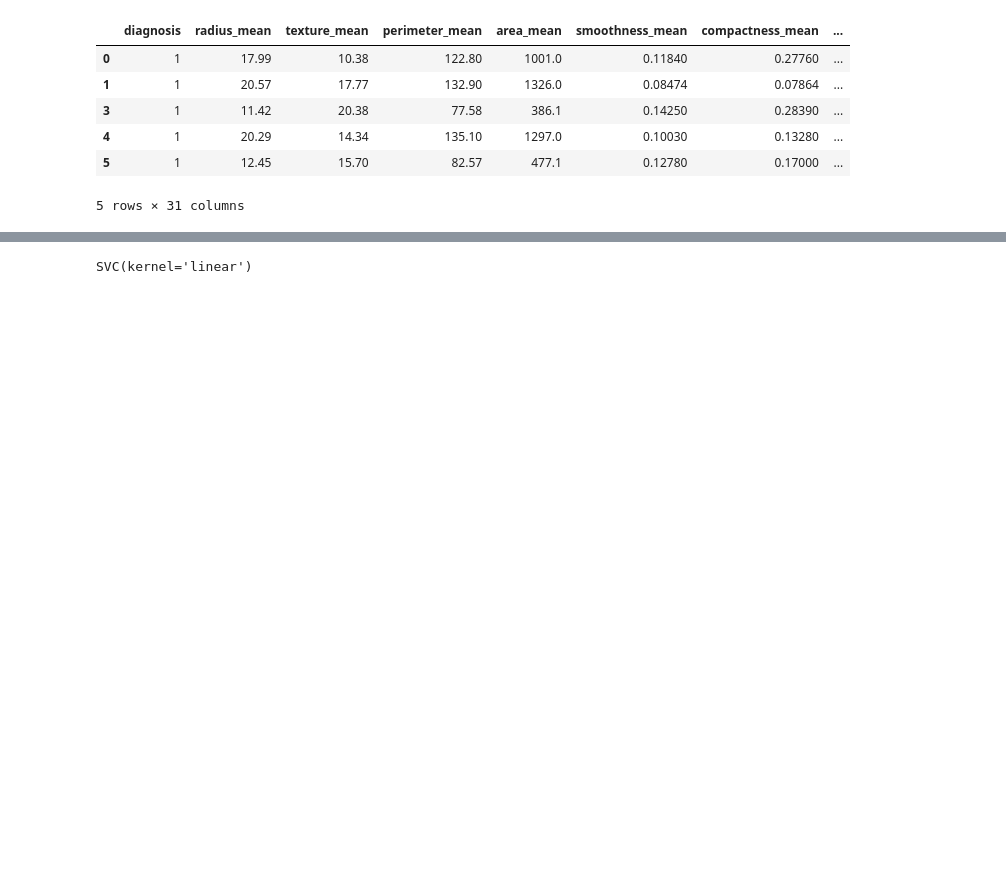
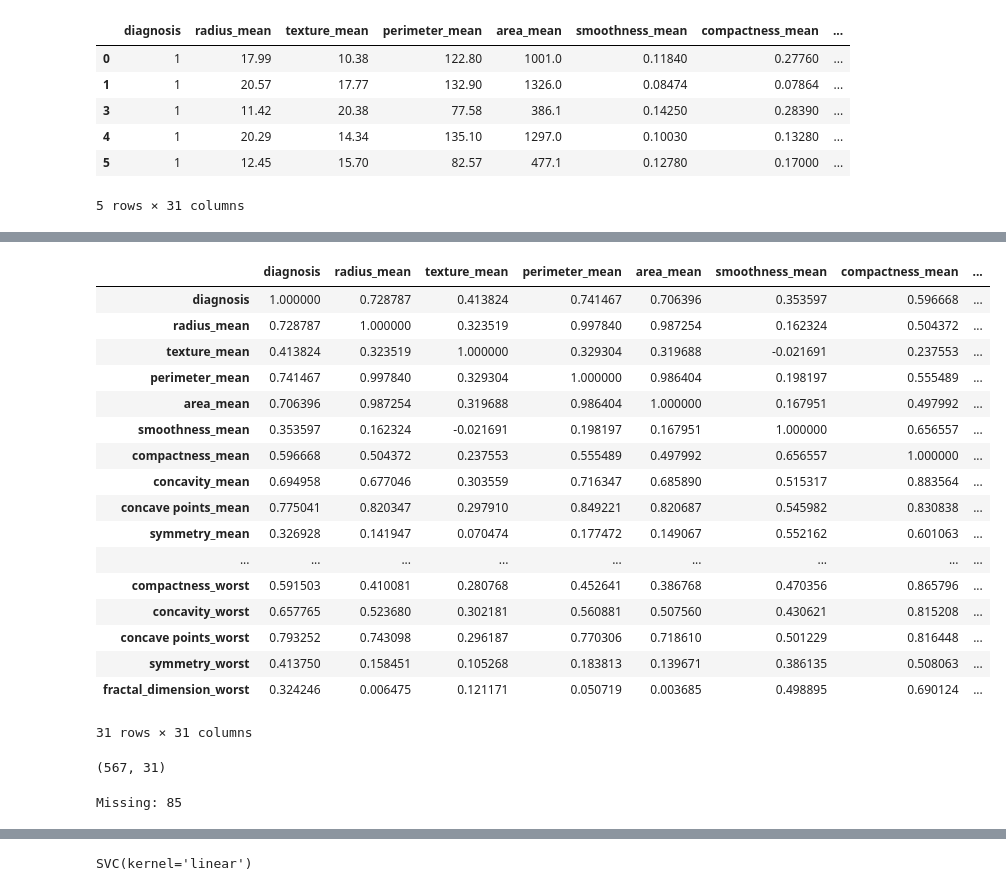
Before and after one commit to ananthkumarmv/Handling-Missing-Data-Problem-Using-KNN-in-EHRs-and-classification-of-Breast-Cancer-using-1D-CNN, a Jupyter notebook: 1_SVM/Untitled.ipynb, the cells around one changed output, grey strips where cells are left out. Cells and saved outputs as stored; diff of their text form; code cells hidden in the pictures; blank space fills up the shorter version.

```diff
--- a/1_SVM/Untitled.ipynb
+++ b/1_SVM/Untitled.ipynb
@@ -130,0 +114,23 @@ y = cancer_dataset['diagnosis']
+# %%
+correlation = cancer_dataset.corr()
+# %%
+correlation
+# %% [output]
+|  | diagnosis | radius_mean | texture_mean | perimeter_mean | area_mean | smoothness_mean | compactness_mean | ... |
+| diagnosis | 1.000000 | 0.728787 | 0.413824 | 0.741467 | 0.706396 | 0.353597 | 0.596668 | ... |
+| radius_mean | 0.728787 | 1.000000 | 0.323519 | 0.997840 | 0.987254 | 0.162324 | 0.504372 | ... |
+| texture_mean | 0.413824 | 0.323519 | 1.000000 | 0.329304 | 0.319688 | -0.021691 | 0.237553 | ... |
+| perimeter_mean | 0.741467 | 0.997840 | 0.329304 | 1.000000 | 0.986404 | 0.198197 | 0.555489 | ... |
+| area_mean | 0.706396 | 0.987254 | 0.319688 | 0.986404 | 1.000000 | 0.167951 | 0.497992 | ... |
+| smoothness_mean | 0.353597 | 0.162324 | -0.021691 | 0.198197 | 0.167951 | 1.000000 | 0.656557 | ... |
+| compactness_mean | 0.596668 | 0.504372 | 0.237553 | 0.555489 | 0.497992 | 0.656557 | 1.000000 | ... |
+| concavity_mean | 0.694958 | 0.677046 | 0.303559 | 0.716347 | 0.685890 | 0.515317 | 0.883564 | ... |
+| concave points_mean | 0.775041 | 0.820347 | 0.297910 | 0.849221 | 0.820687 | 0.545982 | 0.830838 | ... |
+| symmetry_mean | 0.326928 | 0.141947 | 0.070474 | 0.177472 | 0.149067 | 0.552162 | 0.601063 | ... |
+| ... | ... | ... | ... | ... | ... | ... | ... | ... |
+| compactness_worst | 0.591503 | 0.410081 | 0.280768 | 0.452641 | 0.386768 | 0.470356 | 0.865796 | ... |
+| concavity_worst | 0.657765 | 0.523680 | 0.302181 | 0.560881 | 0.507560 | 0.430621 | 0.815208 | ... |
+| concave points_worst | 0.793252 | 0.743098 | 0.296187 | 0.770306 | 0.718610 | 0.501229 | 0.816448 | ... |
+| symmetry_worst | 0.413750 | 0.158451 | 0.105268 | 0.183813 | 0.139671 | 0.386135 | 0.508063 | ... |
+| fractal_dimension_worst | 0.324246 | 0.006475 | 0.121171 | 0.050719 | 0.003685 | 0.498895 | 0.690124 | ... |
+31 rows × 31 columns
@@ -130,0 +139,4 @@ y = cancer_dataset['diagnosis']
+# %%
+data.shape
+# %% [output]
+(567, 31)
@@ -130,0 +147,5 @@ y = cancer_dataset['diagnosis']
+# %%
+# summarizing total missing
+print('Missing: %d' % sum(np.isnan(x).flatten()))
+# %% [output]
+Missing: 85
```
Also changed, not shown: parts of 28 cells of this notebook, 2 other files.
